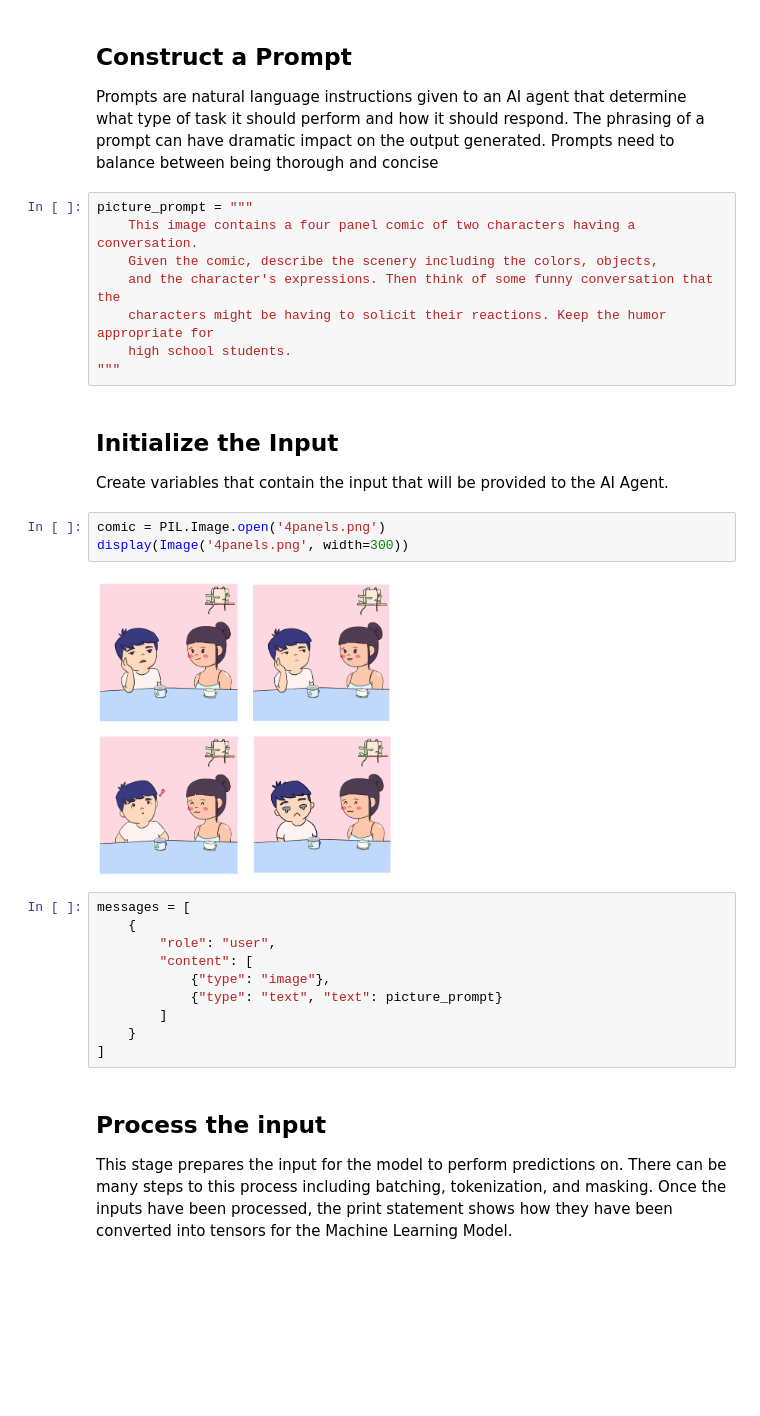
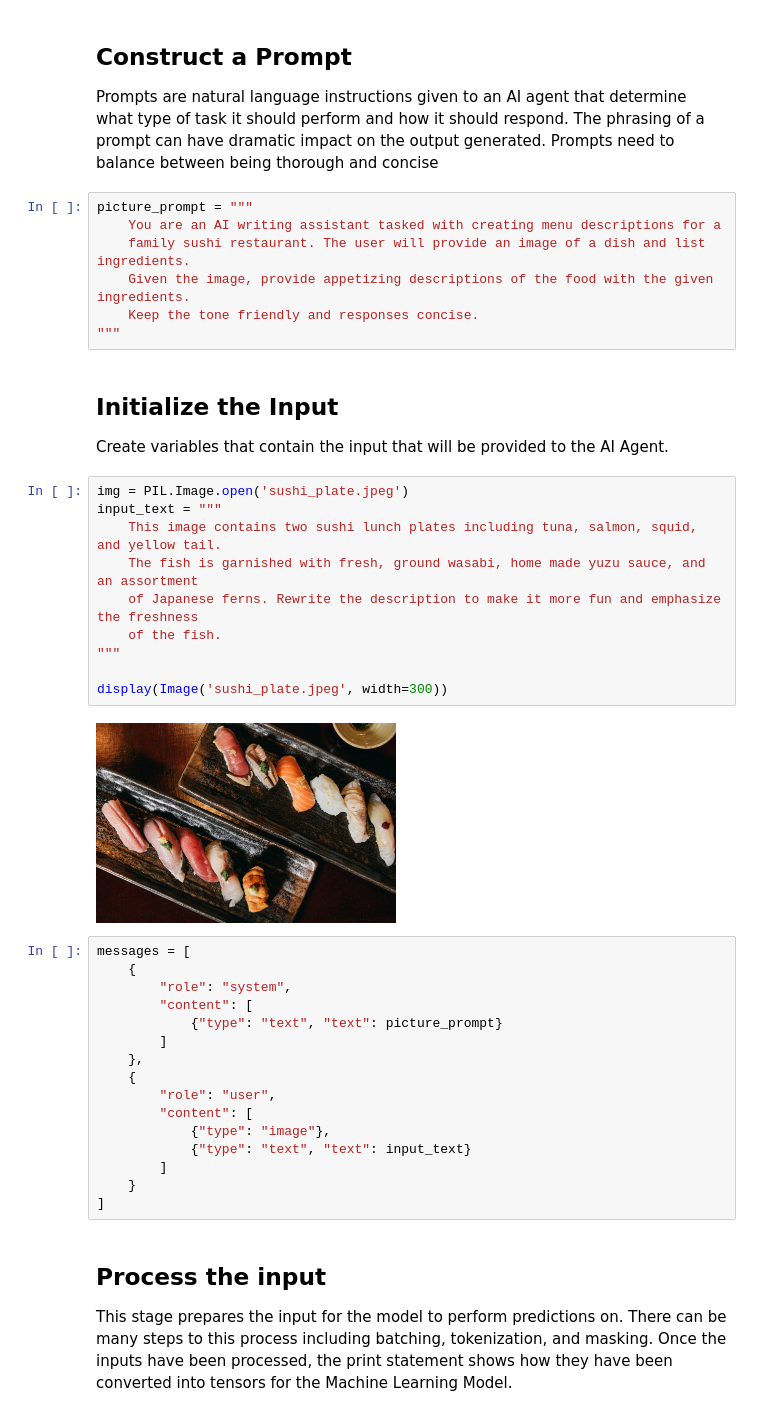
Before and after one commit to hjzhong89/NOAI, a Jupyter notebook: Intro_to_Multimodal_AI.ipynb, the cells around one changed output. Cells and saved outputs as stored; diff of their text form; blank space fills up the shorter version.

Commit message:
wip: Updated prompt

```diff
--- a/Intro_to_Multimodal_AI.ipynb
+++ b/Intro_to_Multimodal_AI.ipynb
@@ -77,28 +77,40 @@ model = AutoModelForVision2Seq.from_pretrained(
 Prompts are natural language instructions given to an AI agent that determine what type of task it should perform and how it should respond. The phrasing of a prompt can have dramatic impact on the output generated. Prompts need to balance between being thorough and concise
 # %%
 picture_prompt = """
-    This image contains a four panel comic of two characters having a conversation.
-    Given the comic, describe the scenery including the colors, objects,
-    and the character's expressions. Then think of some funny conversation that the
-    characters might be having to solicit their reactions. Keep the humor appropriate for
-    high school students.
+    You are an AI writing assistant tasked with creating menu descriptions for a
+    family sushi restaurant. The user will provide an image of a dish and list ingredients.
+    Given the image, provide appetizing descriptions of the food with the given ingredients.
+    Keep the tone friendly and responses concise.
 """
 # %% [markdown]
 ## Initialize the Input
 
 Create variables that contain the input that will be provided to the AI Agent.
 # %%
-comic = PIL.Image.open('4panels.png')
-display(Image('4panels.png', width=300))
+img = PIL.Image.open('sushi_plate.jpeg')
+input_text = """
+    This image contains two sushi lunch plates including tuna, salmon, squid, and yellow tail.
+    The fish is garnished with fresh, ground wasabi, home made yuzu sauce, and an assortment
+    of Japanese ferns. Rewrite the description to make it more fun and emphasize the freshness
+    of the fish.
+"""
+
+display(Image('sushi_plate.jpeg', width=300))
 # %% [output]
-[figure, old version]
+[figure, new version]
 # %%
 messages = [
+    {
+        "role": "system",
+        "content": [
+            {"type": "text", "text": picture_prompt}
+        ]
+    },
     {
         "role": "user",
         "content": [
             {"type": "image"},
-            {"type": "text", "text": picture_prompt}
+            {"type": "text", "text": input_text}
         ]
     }
 ]
```
Also changed, not shown: parts of 5 cells of this notebook, 3 other files.
